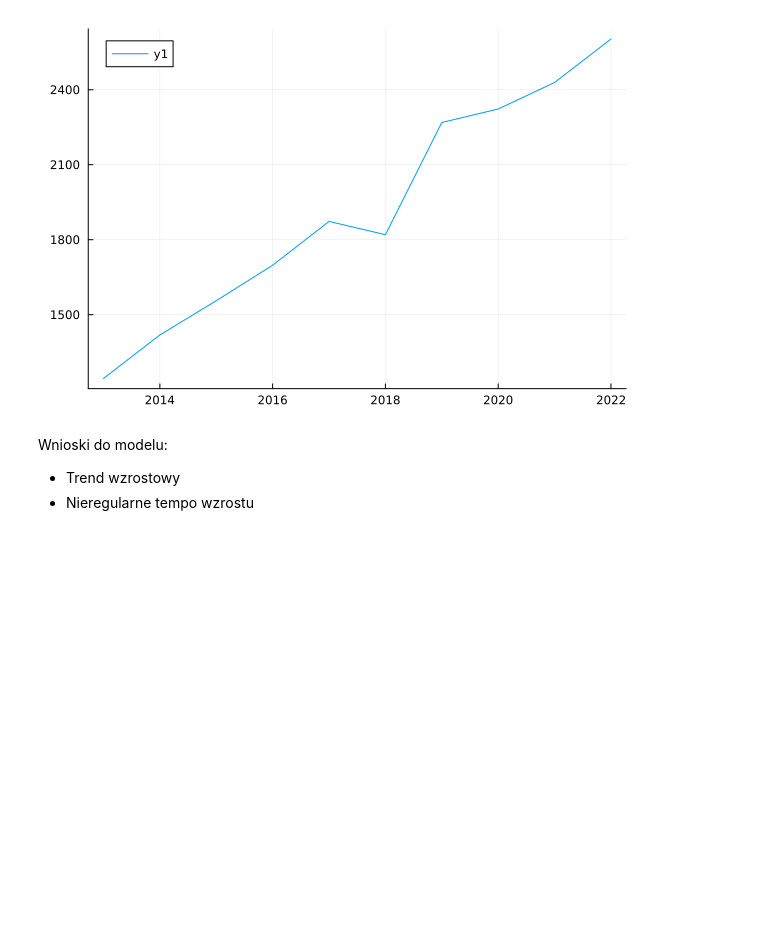
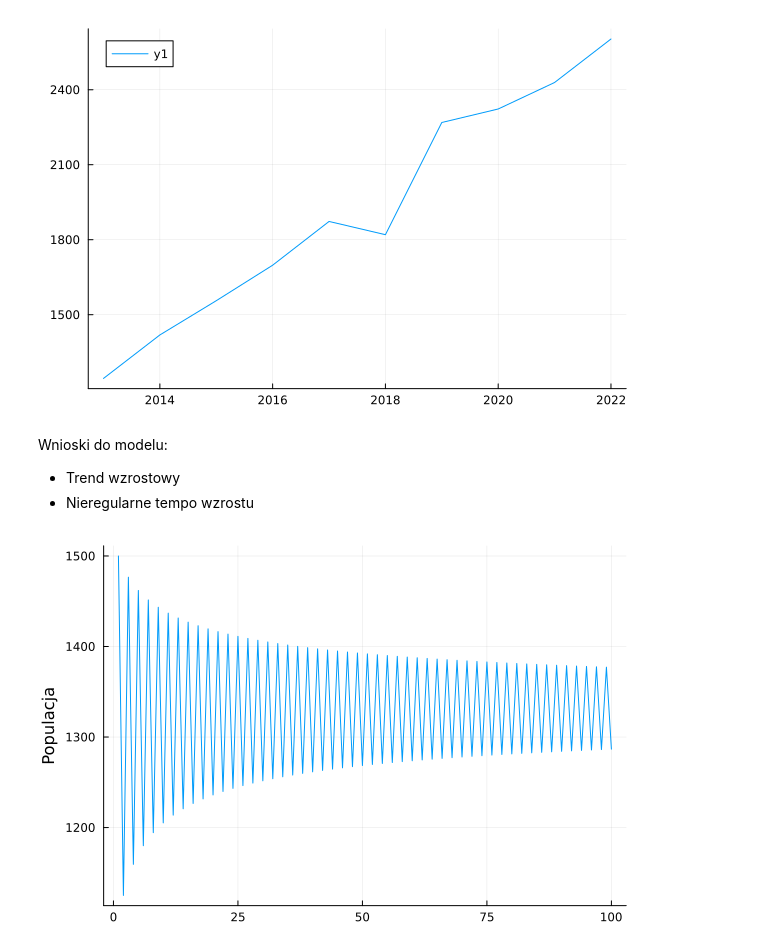
Before and after one commit to MichalSapijaszko/ProjektPakiety, a Jupyter notebook: Prezka1.ipynb, the cells around one changed output. Drawn from its saved outputs; the diff is of its cells as text; code cells hidden in the pictures; blank space fills up the shorter version.

```diff
--- a/Prezka1.ipynb
+++ b/Prezka1.ipynb
@@ -36,3 +36,22 @@ plot(t1."Rok",t1."Liczba Żubrów", xticks = :all)
 Wnioski do modelu:
 - Trend wzrostowy
 - Nieregularne tempo wzrostu
+# %%
+function Verhulst(N, r, K)
+    return r*N*(1-(N/K))
+end
+#N0, r, K - parametry
+#N0 - populacja w danym czasie t, r - współczynnik rozrodczości populacji i r < 4 (bo potem dzieją się dziwne rzeczy), K - pojemność środowiska
+#Trzeba popróbować z róznymi parametrami
+N0 = 1000
+r = 3
+K = 2000
+xs = [i for i in 1:100]
+ys = []
+for i in 1:100
+    N0 = Verhulst(N0, r, K)
+    push!(ys, N0)
+end
+plot(xs, ys, ylabel = "Populacja", legend = false)
+# %% [output]
+[figure, added]
```
Also changed, not shown: parts of 1 cell of this notebook, 2 other files.
